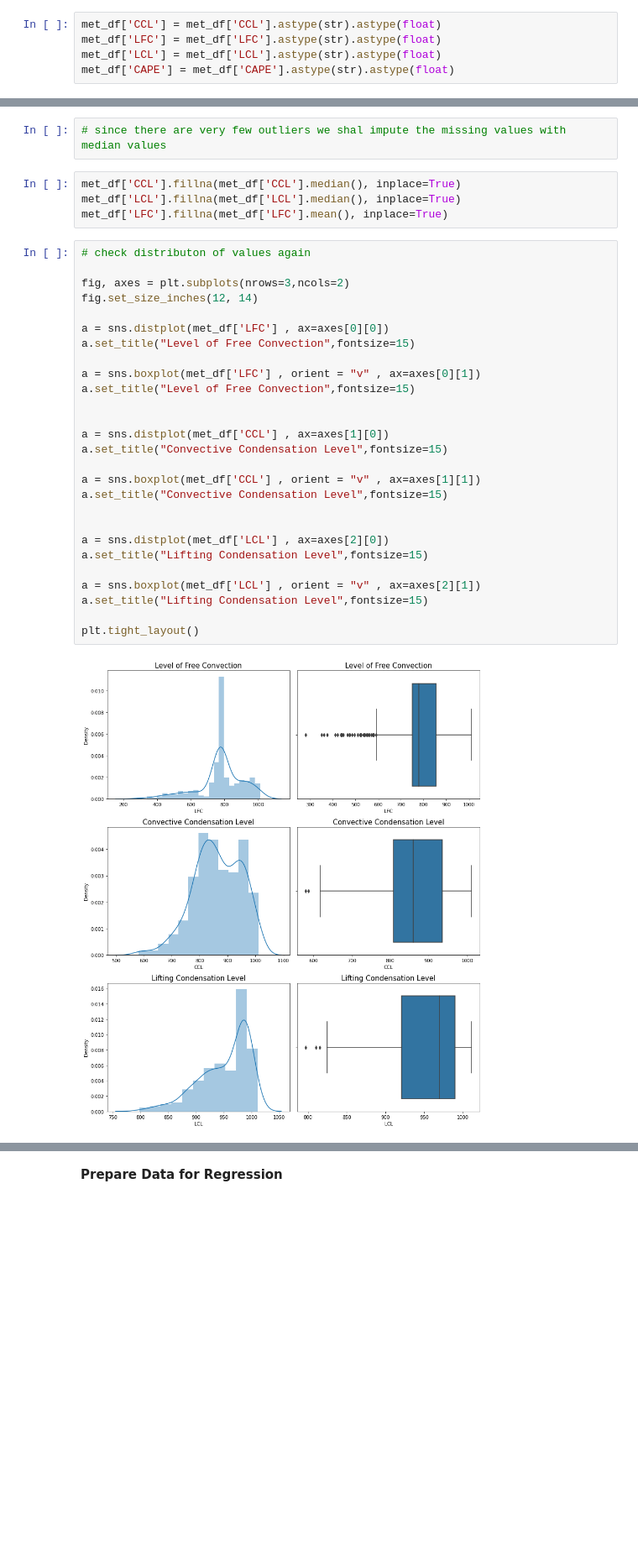
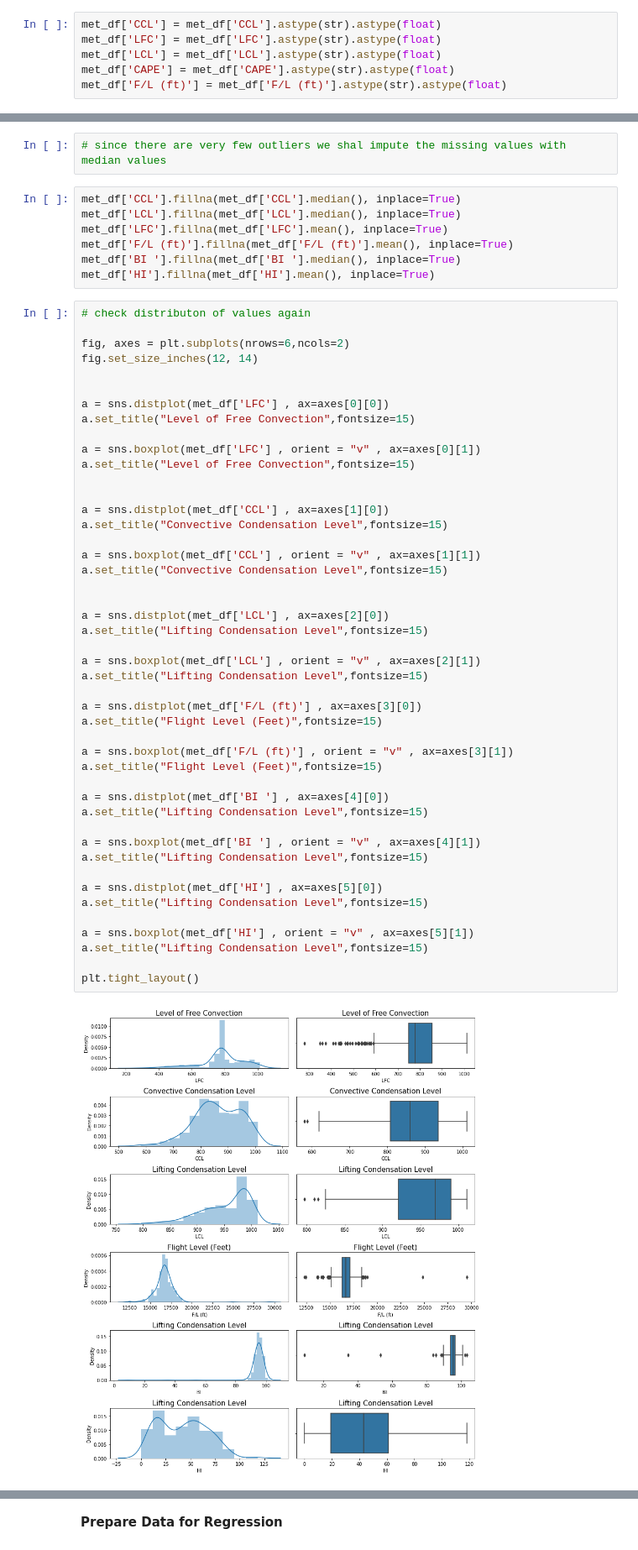
Before and after one commit to ishankarve/meta_analysis, a Jupyter notebook: met_forecast.ipynb, the cells around one changed output, grey strips where cells are left out. Shown at 84% size. Cells and saved outputs as stored; diff of their text form; blank space fills up the shorter version.

```diff
--- a/met_forecast.ipynb
+++ b/met_forecast.ipynb
@@ -161,6 +161,7 @@ met_df['CCL'] = met_df['CCL'].astype(str).astype(float)
 met_df['LFC'] = met_df['LFC'].astype(str).astype(float)
 met_df['LCL'] = met_df['LCL'].astype(str).astype(float)
 met_df['CAPE'] = met_df['CAPE'].astype(str).astype(float)
+met_df['F/L (ft)'] = met_df['F/L (ft)'].astype(str).astype(float)
 # %%
 # before we impute values of missing rows across columns, we need to undertake univariate analysis
 
@@ -196,35 +215,57 @@ plt.tight_layout()
 met_df['CCL'].fillna(met_df['CCL'].median(), inplace=True)
 met_df['LCL'].fillna(met_df['LCL'].median(), inplace=True)
 met_df['LFC'].fillna(met_df['LFC'].mean(), inplace=True)
+met_df['F/L (ft)'].fillna(met_df['F/L (ft)'].mean(), inplace=True)
+met_df['BI '].fillna(met_df['BI '].median(), inplace=True)
+met_df['HI'].fillna(met_df['HI'].mean(), inplace=True)
 # %%
 # check distributon of values again
 
-fig, axes = plt.subplots(nrows=3,ncols=2)
+fig, axes = plt.subplots(nrows=6,ncols=2)
 fig.set_size_inches(12, 14)
+
 
 a = sns.distplot(met_df['LFC'] , ax=axes[0][0])
 a.set_title("Level of Free Convection",fontsize=15)
 
 a = sns.boxplot(met_df['LFC'] , orient = "v" , ax=axes[0][1])
 a.set_title("Level of Free Convection",fontsize=15)
 
 
 a = sns.distplot(met_df['CCL'] , ax=axes[1][0])
 a.set_title("Convective Condensation Level",fontsize=15)
 
 a = sns.boxplot(met_df['CCL'] , orient = "v" , ax=axes[1][1])
 a.set_title("Convective Condensation Level",fontsize=15)
 
 
 a = sns.distplot(met_df['LCL'] , ax=axes[2][0])
 a.set_title("Lifting Condensation Level",fontsize=15)
 
 a = sns.boxplot(met_df['LCL'] , orient = "v" , ax=axes[2][1])
 a.set_title("Lifting Condensation Level",fontsize=15)
 
+a = sns.distplot(met_df['F/L (ft)'] , ax=axes[3][0])
+a.set_title("Flight Level (Feet)",fontsize=15)
+
+a = sns.boxplot(met_df['F/L (ft)'] , orient = "v" , ax=axes[3][1])
+a.set_title("Flight Level (Feet)",fontsize=15)
+
+a = sns.distplot(met_df['BI '] , ax=axes[4][0])
+a.set_title("Lifting Condensation Level",fontsize=15)
+
+a = sns.boxplot(met_df['BI '] , orient = "v" , ax=axes[4][1])
+a.set_title("Lifting Condensation Level",fontsize=15)
+
+a = sns.distplot(met_df['HI'] , ax=axes[5][0])
+a.set_title("Lifting Condensation Level",fontsize=15)
+
+a = sns.boxplot(met_df['HI'] , orient = "v" , ax=axes[5][1])
+a.set_title("Lifting Condensation Level",fontsize=15)
+
 plt.tight_layout()
 # %% [output]
-[figure, old version]
+[figure, new version]
 # %%
 # Visualising correlation matrix
 plt.figure(figsize = (10,10))        # Size of the figure
```
Also changed, not shown: parts of 15 cells of this notebook.
